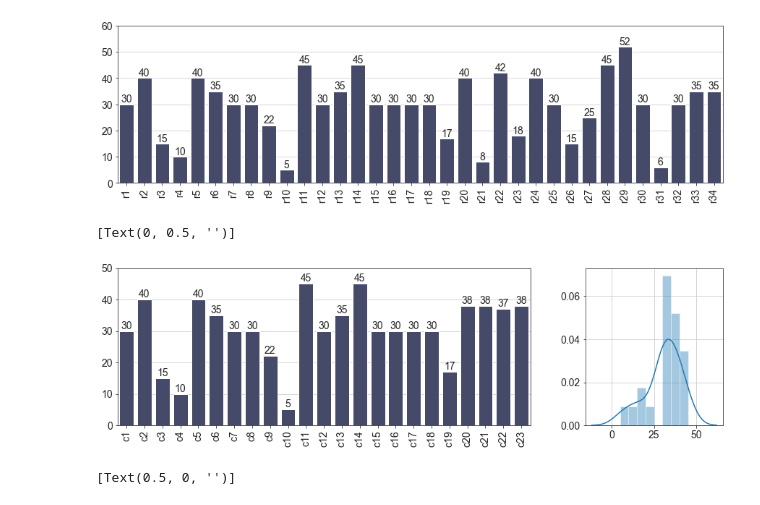
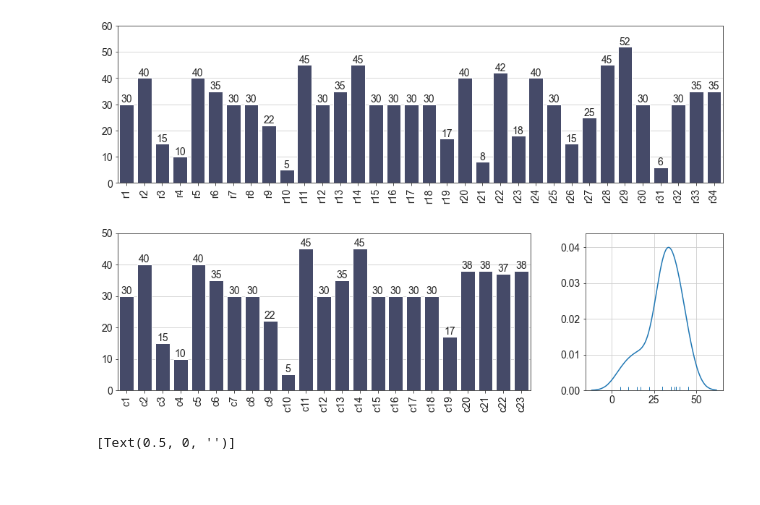
Before and after one commit to hopemini/data_processing, a Jupyter notebook: test_dataset/test_dataset.ipynb, the cells around one changed output. Saved outputs shown, nothing was run; the diff lists cells and outputs as text; code cells hidden in the pictures.

```diff
--- a/test_dataset/test_dataset.ipynb
+++ b/test_dataset/test_dataset.ipynb
@@ -70,23 +70,22 @@ plt.ylim(0, 60)
 # %%
 plt.figure(figsize=(15,4))
 gs = gridspec.GridSpec(1, 2, width_ratios=[3, 1])
 plt.subplot(gs[0])
 plt.xticks(rotation=90)
 ax = sns.barplot(x='C23', y='Number', data=df_c, color='#3F466E')
 ax.bar_label(ax.containers[0])
 #for i, v in enumerate(df_c['Number']):
 #    plt.text(i - 0.32 , v + 0.5, v)
 ax.set(xlabel=None)
 ax.set(ylabel=None)
 ax.set(ylim=(0, 50))
 plt.subplot(gs[1])
-ax = sns.distplot(df_c['Number'])
+ax = sns.distplot(df_c['Number'], hist=False, rug=True)
 ax.set(xlabel=None)
 ax.set(ylabel=None)
 #plt.savefig('c23_dist.png', transparent=True)
 # %% [output]
-[Text(0, 0.5, '')]
-[figure, old version]
+[figure, new version]
 # %%
 plt.figure(figsize=(15,3))
 plt.subplot(1,2,1)
```
Also changed, not shown: parts of 2 cells of this notebook.
